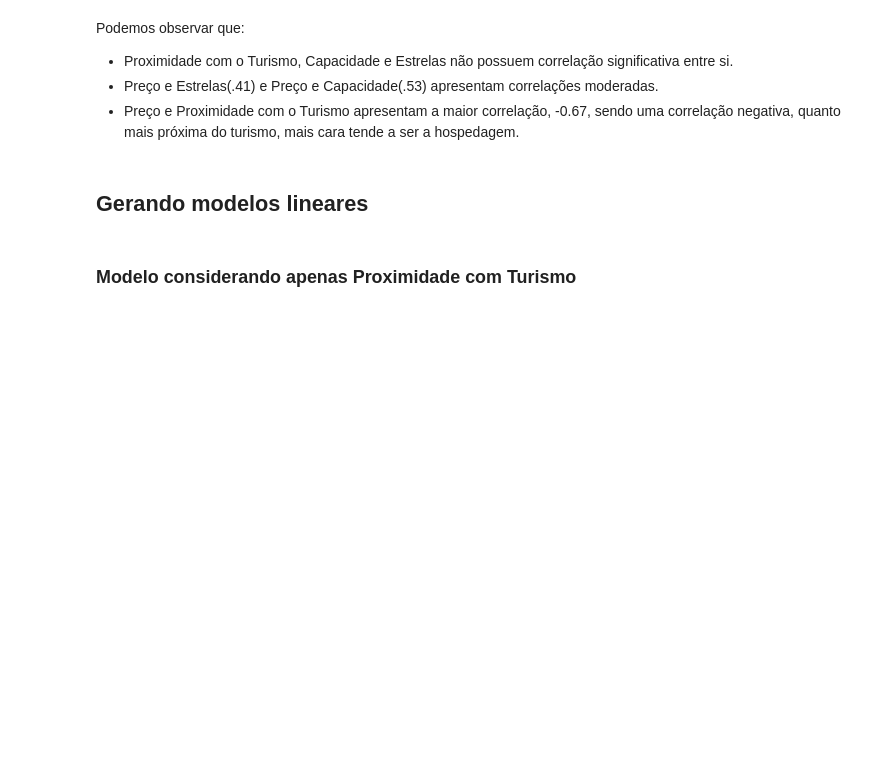
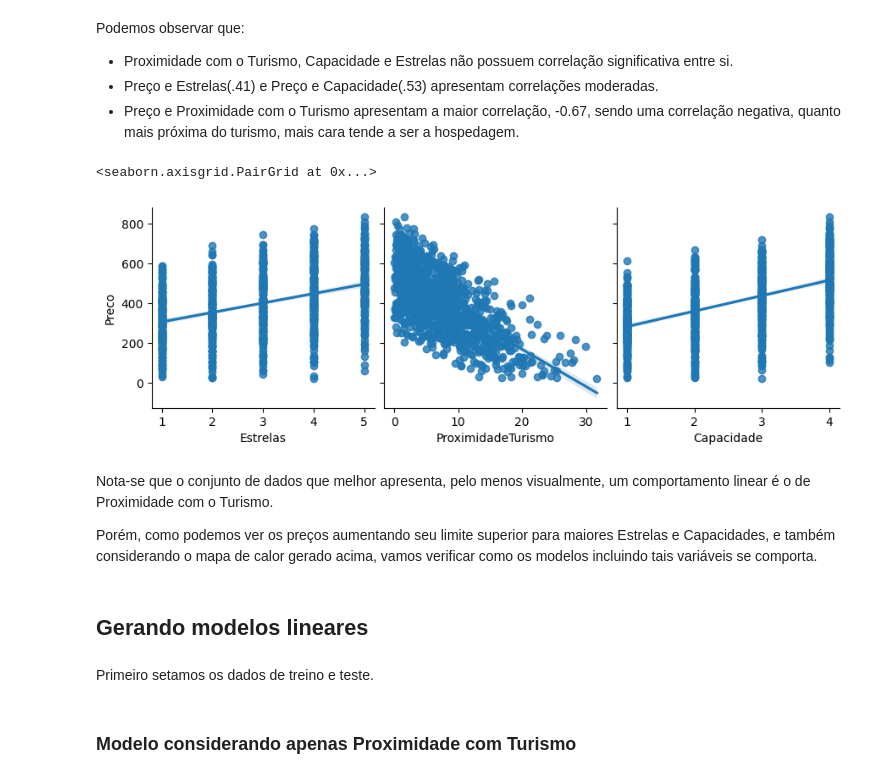
Before and after one commit to fernandowolff/datascience-course-2, a Jupyter notebook: ds_linear_regression/exercicio_hoteis.ipynb, the cells around one changed output. Cells and saved outputs as stored; diff of their text form; code cells hidden in the pictures; blank space fills up the shorter version.

Commit message:
Linear Regression models exercise

```diff
--- a/ds_linear_regression/exercicio_hoteis.ipynb
+++ b/ds_linear_regression/exercicio_hoteis.ipynb
@@ -179,5 +179,16 @@ Podemos observar que:
 - Proximidade com o Turismo, Capacidade e Estrelas não possuem correlação significativa entre si.
 - Preço e Estrelas(.41) e Preço e Capacidade(.53) apresentam correlações moderadas.
 - Preço e Proximidade com o Turismo apresentam a maior correlação, -0.67, sendo uma correlação negativa, quanto mais próxima do turismo, mais cara tende a ser a hospedagem.
+# %%
+sns.pairplot(df, y_vars="Preco", x_vars=["Estrelas", "ProximidadeTurismo", "Capacidade"], kind="reg", height=3)
+# %% [output]
+<seaborn.axisgrid.PairGrid at 0x...>
+[figure, added]
+# %% [markdown]
+Nota-se que o conjunto de dados que melhor apresenta, pelo menos visualmente, um comportamento linear é o de Proximidade com o Turismo.
+
+Porém, como podemos ver os preços aumentando seu limite superior para maiores Estrelas e Capacidades, e também considerando o mapa de calor gerado acima, vamos verificar como os modelos incluindo tais variáveis se comporta.
 # %% [markdown]
 ## Gerando modelos lineares
+# %% [markdown]
+Primeiro setamos os dados de treino e teste.
```
Also changed, not shown: parts of 52 cells of this notebook.
